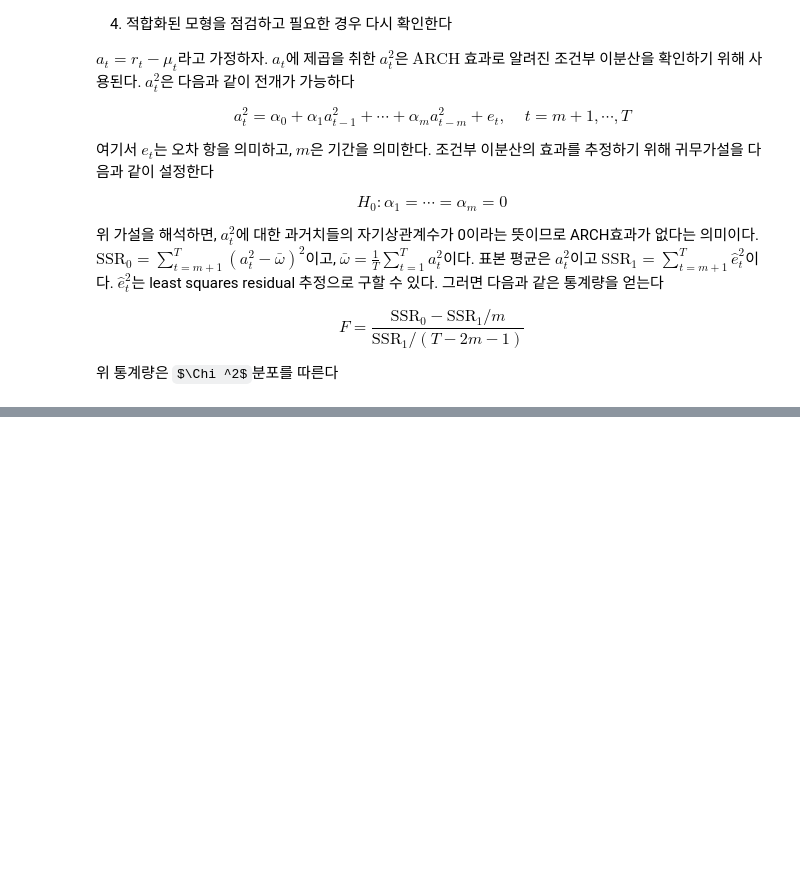
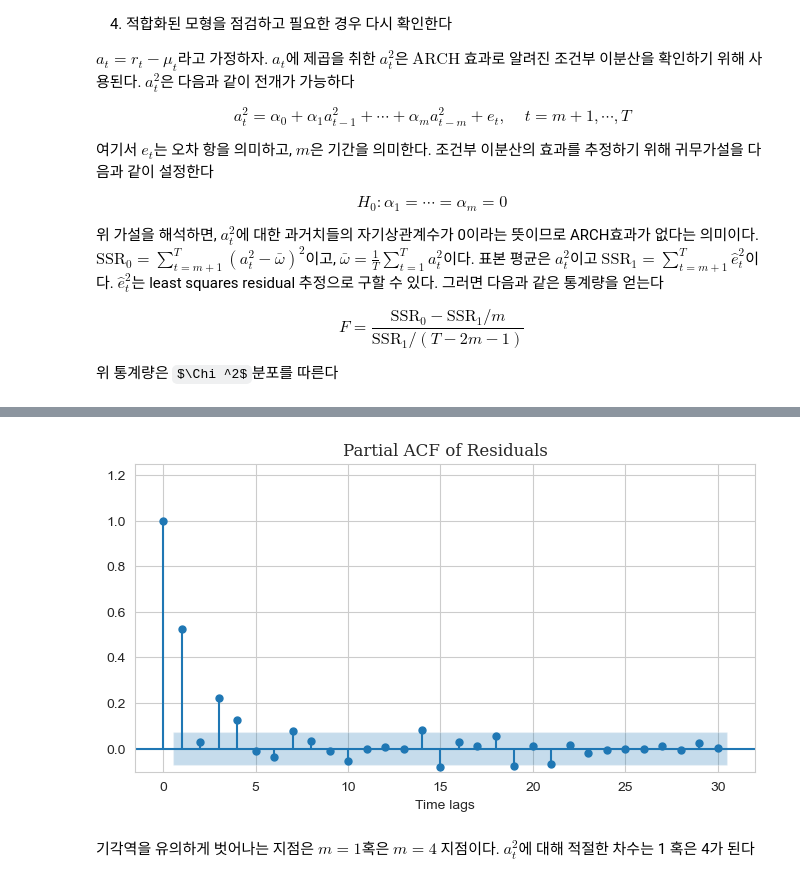
Before and after one commit to Tommylee1013/QUANTIFI, a Jupyter notebook: Week 08/GARCH and Markov-Switching Models.ipynb, the cells around one changed output, grey strips where cells are left out. Cells and saved outputs as stored; diff of their text form; code cells hidden in the pictures; some formulas as TeX source; blank space fills up the shorter version.

```diff
--- a/Week 08/GARCH and Markov-Switching Models.ipynb
+++ b/Week 08/GARCH and Markov-Switching Models.ipynb
@@ -223,0 +207,3 @@ $$
+# %%
+a = ret - ret.mean()
+a
@@ -223,0 +224,11 @@ $$
+# %%
+from statsmodels.graphics.tsaplots import plot_pacf
+fig, ax = plt.subplots(figsize=(8, 4))
+plot_pacf(a**2, auto_ylims = True, lags = 30, title = 'ACF of KOSDAQ return' , ax = ax)
+plt.xlabel('Time lags', fontsize = 10)
+plt.title('Partial ACF of Residuals', fontsize = 12, fontfamily = 'Serif')
+plt.show()
+# %% [output]
+[figure, added]
+# %% [markdown]
+기각역을 유의하게 벗어나는 지점은 $m=1$혹은 $m=4$ 지점이다. $a_t^2$에 대해 적절한 차수는 1 혹은 4가 된다
```
Also changed, not shown: parts of 29 cells of this notebook, 2 other files.
